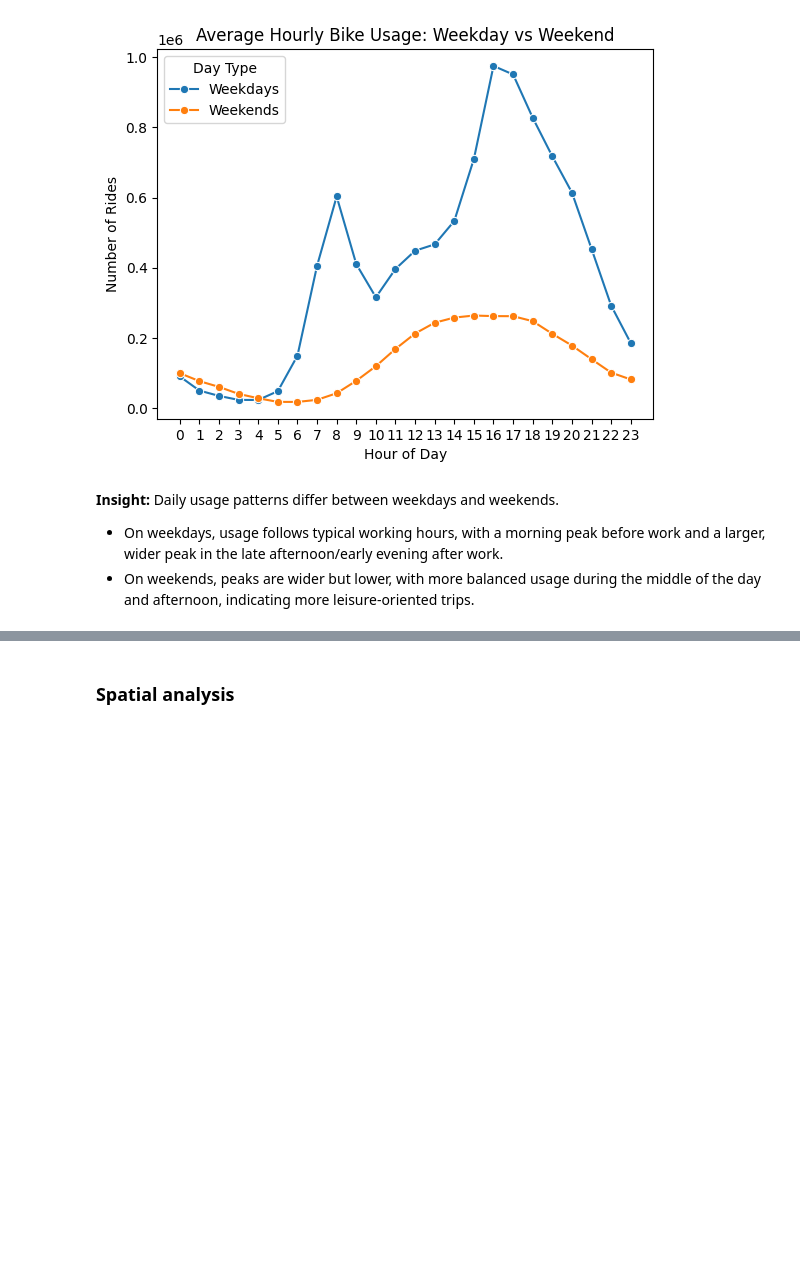
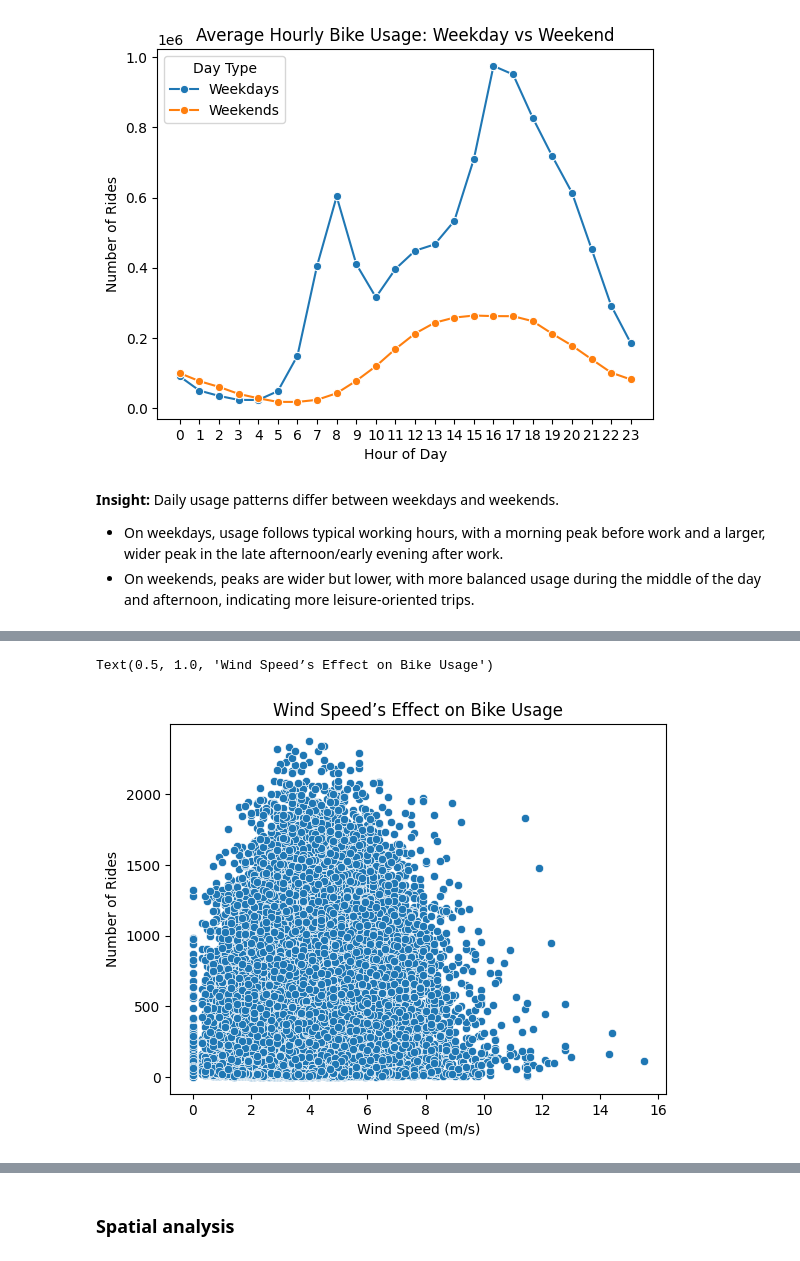
Before and after one commit to kainulj/helsinki-citybike-analysis, a Jupyter notebook: notebooks/02_eda.ipynb, the cells around one changed output, grey strips where cells are left out. Saved outputs shown, nothing was run; the diff lists cells and outputs as text; code cells hidden in the pictures; blank space fills up the shorter version.

```diff
--- a/notebooks/02_eda.ipynb
+++ b/notebooks/02_eda.ipynb
@@ -269,0 +330,8 @@ plt.show()
+# %%
+sns.scatterplot(x='wind_speed', y='rides', data=bike_usage_weather[bike_usage_weather['ws_missing'] == 0])
+plt.xlabel('Wind Speed (m/s)')
+plt.ylabel('Number of Rides')
+plt.title('Wind Speed’s Effect on Bike Usage')
+# %% [output]
+Text(0.5, 1.0, 'Wind Speed’s Effect on Bike Usage')
+[figure, added]
```
Also changed, not shown: parts of 15 cells of this notebook.
